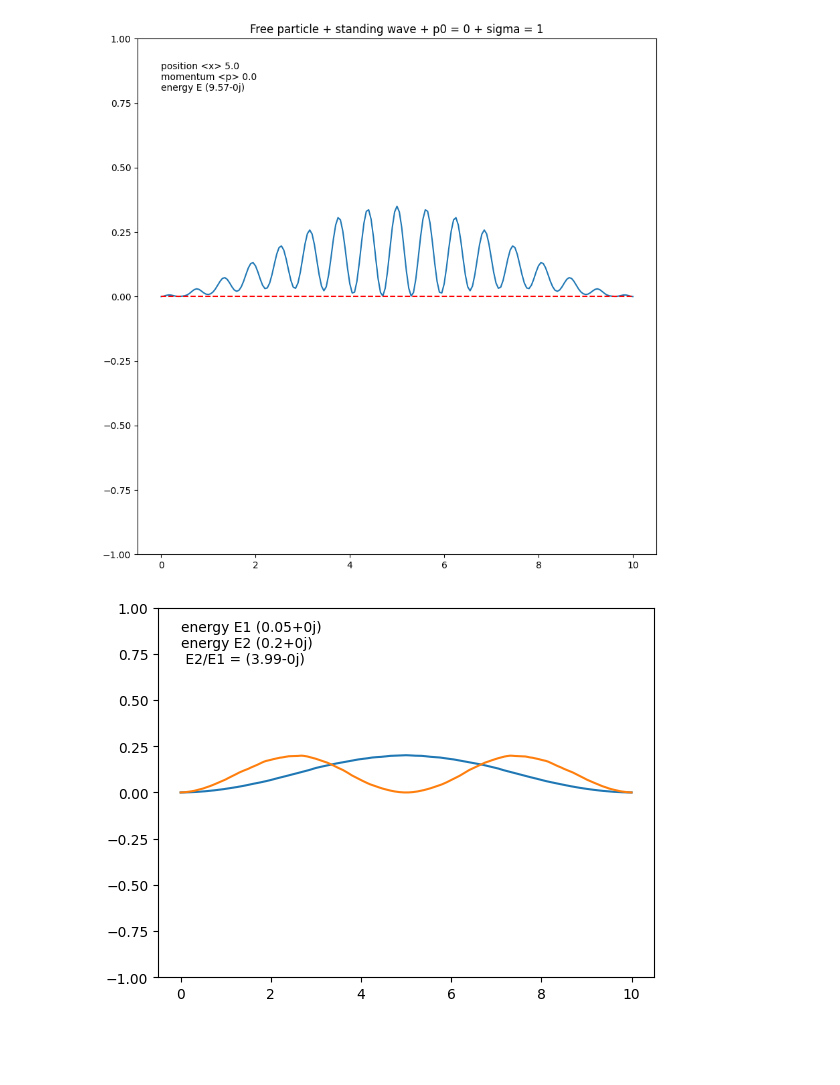
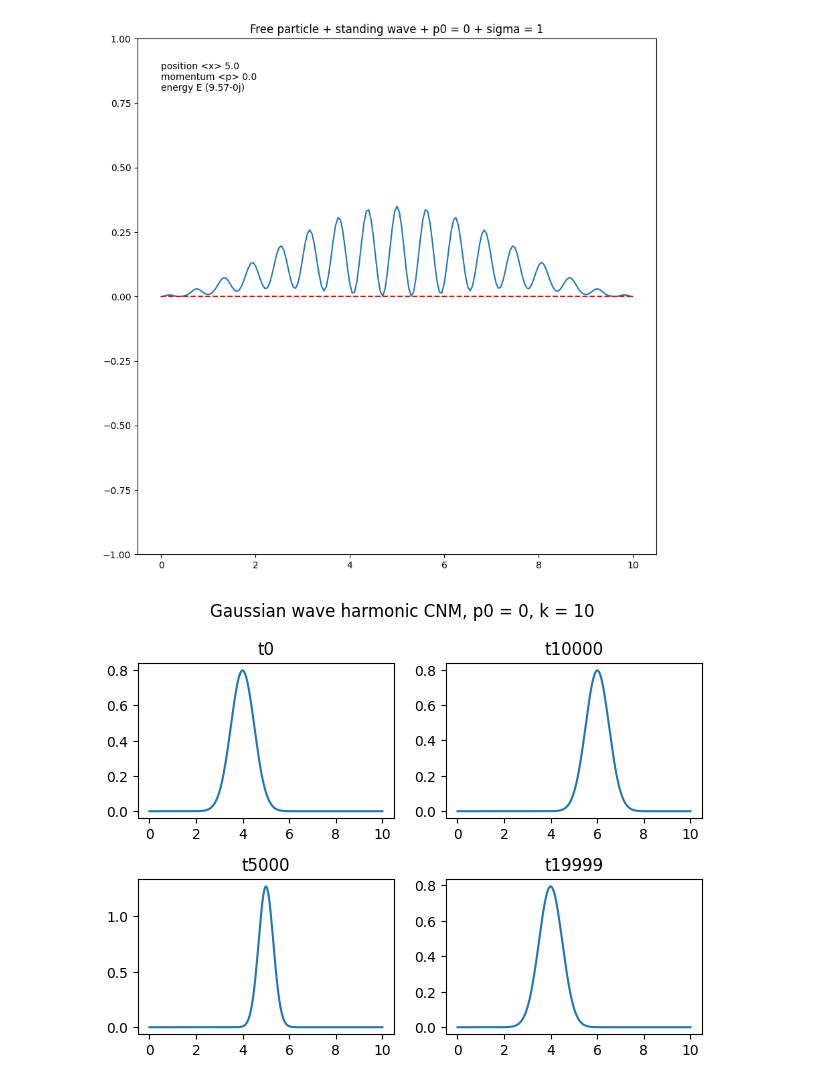
Before and after one commit to sushiTonpai/schrodinger, a Jupyter notebook: Time_dependent_schrodinger.ipynb, the cells around one changed output. Cells and saved outputs as stored; diff of their text form; code cells hidden in the pictures; blank space fills up the shorter version.

```diff
--- a/Time_dependent_schrodinger.ipynb
+++ b/Time_dependent_schrodinger.ipynb
@@ -51,7 +52,7 @@ L = 10
 # grid
 x,dx = np.linspace(0,L, N , retstep= True)
 # time parameters
-Nt = 10000
+Nt = 20000
 dt = 1e-4
 # %%
 # gaussain wave package generator
@@ -278,17 +287,25 @@ ani.save(output_file, writer='pillow', fps=15)
 plt.show()
 # %% [output]
 [figure]
-# %%
-plt.plot(x, density(psi_m11[-1]))
-plt.plot(x, density(psi_m12[-1]))
-plt.text(0 , 0.7 ,f'energy E1 {round(get_e(psi_m11[-1],V0),2)} \nenergy E2 {round(get_e(psi_m12[-1],V0),2)} \n E2/E1 = {round(get_e(psi_m12[-1],V0) / get_e(psi_m11[-1],V0),2)}' )
-plt.ylim(-1,1)
-# save plot
-file_format = 'png'
-file_name = f'standing wave'
-
-directory = '/Users/Windows10/Desktop/schrodinger/animation'
-output_file = os.path.join(directory, f'{file_name}.{file_format}')
-plt.savefig(output_file)
-# %% [output]
-[figure, removed]
+# %%
+fig, axs = plt.subplots(2, 2)
+fig.suptitle(f'Gaussian wave harmonic CNM, p0 = 0, k = 10')
+axs[0, 0].plot(x, density(psi_m11[0]) )
+axs[0, 0].set_title("t0")
+axs[1, 0].plot(x, density(psi_m11[5000]) )
+axs[1, 0].set_title("t5000")
+axs[0, 1].plot(x,density(psi_m11[10000]) )
+axs[0, 1].set_title("t10000")
+axs[1, 1].plot(x, density(psi_m11[19999]) )
+axs[1, 1].set_title("t19999")
+fig.tight_layout()
+
+# save plot
+# file_format = 'png'
+# file_name = f'Gaussian wave harmonic CNM, p0 = 0'
+
+# directory = '/Users/Windows10/Desktop/schrodinger/animation'
+# output_file = os.path.join(directory, f'{file_name}.{file_format}')
+# plt.savefig(output_file)
+# %% [output]
+[figure, added]
```
Also changed, not shown: parts of 6 cells of this notebook.
